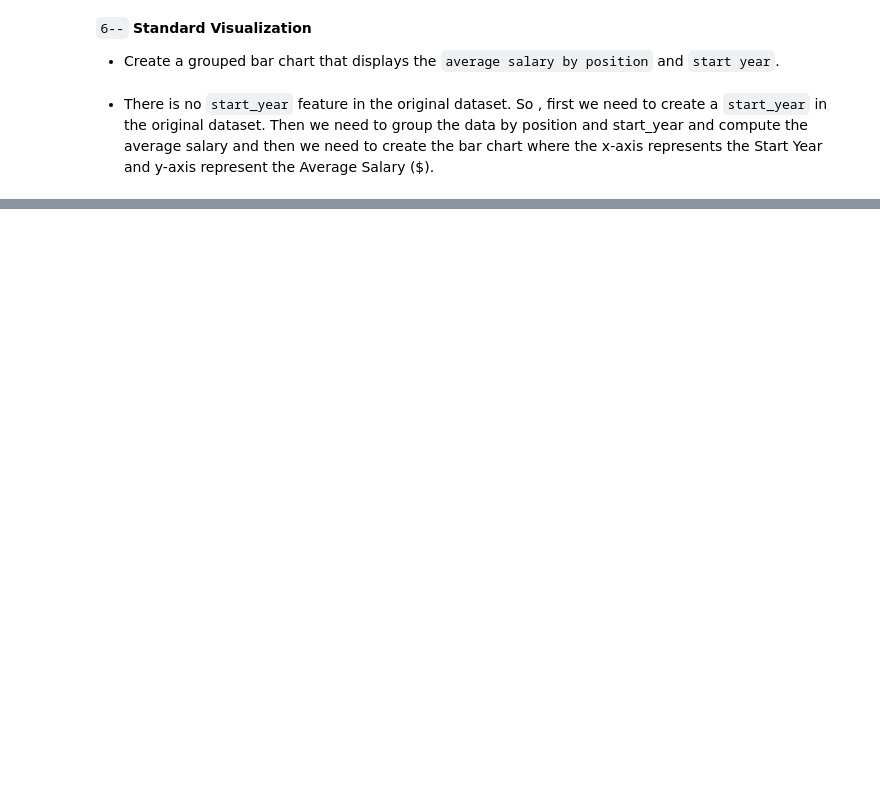
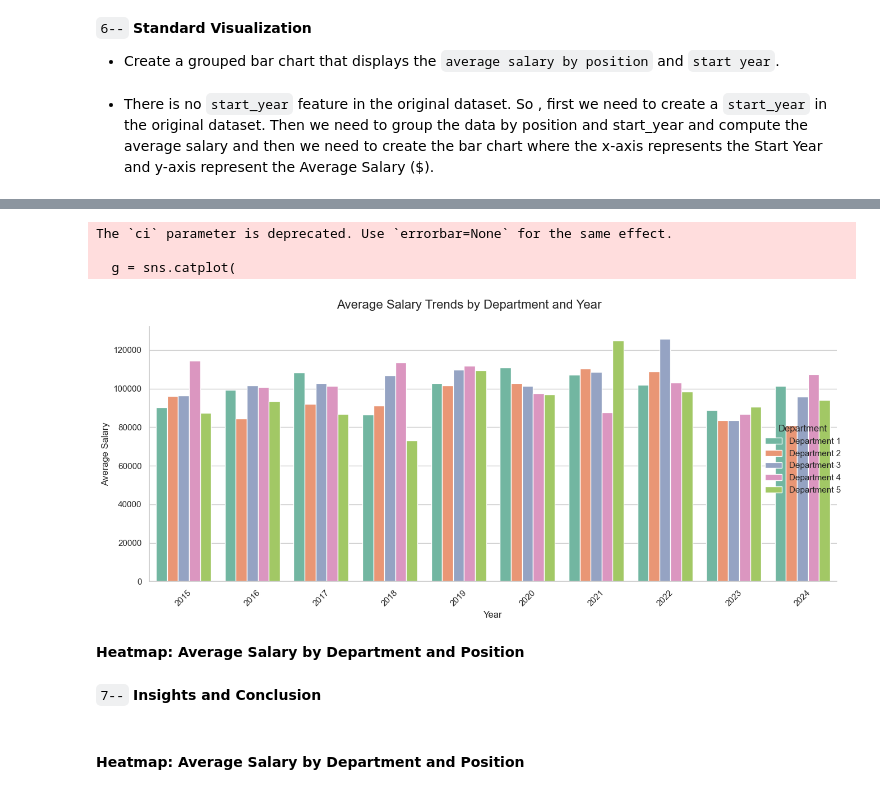
Before and after one commit to theRedeemer997/Lab3_Data-Engineering-EDA-with-Python-SQL-and-Pandas, a Jupyter notebook: labThree.ipynb, the cells around one changed output, grey strips where cells are left out. Saved outputs shown, nothing was run; the diff lists cells and outputs as text; code cells hidden in the pictures; blank space fills up the shorter version.

```diff
--- a/labThree.ipynb
+++ b/labThree.ipynb
@@ -330,0 +437,11 @@ plt.show()
+# %%
+# Prints inserts queries for project_assignment
+for i in range(50):
+    # Generate the random project name
+    project_name = fake.bs().title().replace("'", "''")
+    # Generate the random department_id
+    department_id = random.randint(1, 10)
+    # Generate the random employee_id
+    employee_id = random.randint(1, 50)
+    print(f"INSERT INTO project_assignment (project_name, department_id, employee_id) "
+          f"VALUES('{project_name}', {department_id}, {employee_id});")
@@ -330,0 +524,47 @@ plt.show()
+# %%
+# Simulated data
+departments = [f"Department {i}" for i in range(1, 6)]
+positions = ['Software Engineer', 'Data Analyst', 'DevOps Engineer', 'ML Engineer', 'QA Engineer']
+
+np.random.seed(42)
+data = []
+
+for dept in departments:
+    for pos in positions:
+        for _ in range(np.random.randint(5, 15)):
+            year = np.random.choice(range(2015, 2025))
+            salary = np.random.normal(loc=100000, scale=20000)
+            data.append([dept, pos, year, max(50000, int(salary))])
+# Create the Dataframe
+df = pd.DataFrame(data, columns=['Department', 'Position', 'Year', 'Salary'])
+# Define consistent color palette for departments
+palette = sns.color_palette("Set2", len(departments))
+# Define the dictionary with departments and palette
+department_palette = dict(zip(departments, palette))
+
+# Plot with explicit hue and palette
+sns.set(style="whitegrid")
+g = sns.catplot(
+    data=df,
+    x='Year', y='Salary', hue='Department',
+    kind='bar', height=6, aspect=2,
+    ci=None, estimator=np.mean,
+    palette=department_palette  # Assign palette with respect to hue
+)
+g.set_xticklabels(rotation=45)
+g.set_axis_labels("Year", "Average Salary")
+g.fig.suptitle("Average Salary Trends by Department and Year", fontsize=16)
+plt.tight_layout()
+plt.subplots_adjust(top=0.9)
+plt.show()
+# %% [output]
+The `ci` parameter is deprecated. Use `errorbar=None` for the same effect.
+
+  g = sns.catplot(
+[figure, added]
+# %% [markdown]
+**Heatmap: Average Salary by Department and Position**
+# %% [markdown]
+`7--` **Insights and Conclusion**
+# %% [markdown]
+#### Heatmap: Average Salary by Department and Position
```
Also changed, not shown: parts of 24 cells of this notebook.
